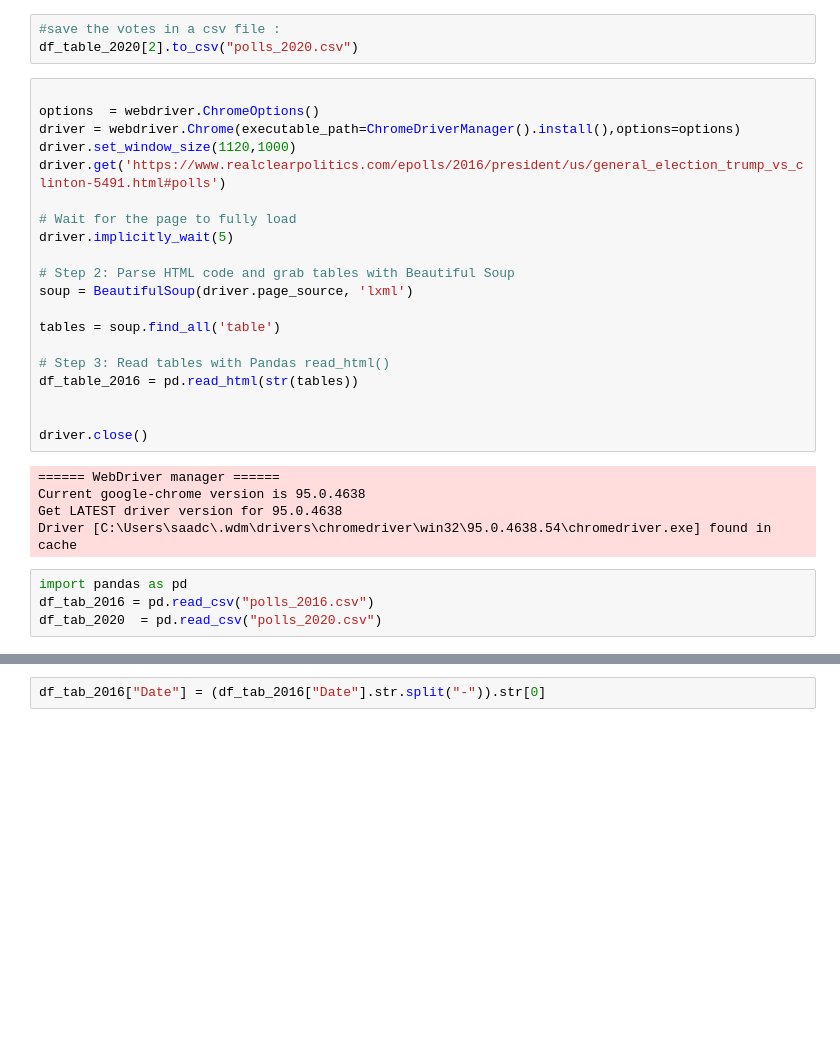
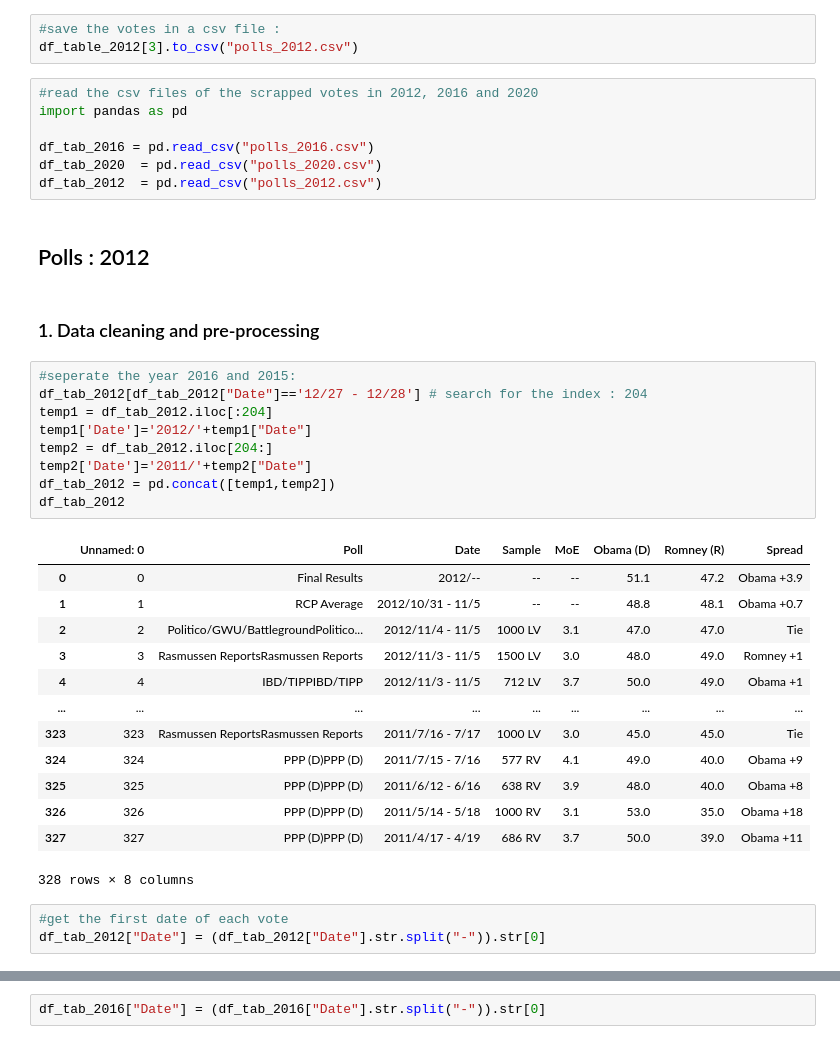
Before and after one commit to epfl-ada/ada-2021-project-sars, a Jupyter notebook: intention_votes.ipynb, the cells around one changed output, grey strips where cells are left out. Saved outputs shown, nothing was run; the diff lists cells and outputs as text; blank space fills up the shorter version.

Commit message:
cleaning code + render plotly figures

```diff
--- a/intention_votes.ipynb
+++ b/intention_votes.ipynb
@@ -36,32 +39,40 @@ df_table_2020[2].head()
 # %%
 #save the votes in a csv file :
-df_table_2020[2].to_csv("polls_2020.csv")
+df_table_2012[3].to_csv("polls_2012.csv")
-# %%
-
-options  = webdriver.ChromeOptions()
-driver = webdriver.Chrome(executable_path=ChromeDriverManager().install(),options=options)
-driver.set_window_size(1120,1000)
-driver.get('https://www.realclearpolitics.com/epolls/2016/president/us/general_election_trump_vs_clinton-5491.html#polls')
-
-# Wait for the page to fully load
-driver.implicitly_wait(5)
-
-# Step 2: Parse HTML code and grab tables with Beautiful Soup
-soup = BeautifulSoup(driver.page_source, 'lxml')
-
-tables = soup.find_all('table')
-
-# Step 3: Read tables with Pandas read_html()
-df_table_2016 = pd.read_html(str(tables))
-
-
-driver.close()
-# %% [output]
-====== WebDriver manager ======
-Current google-chrome version is 95.0.4638
-Get LATEST driver version for 95.0.4638
-Driver [C:\Users\saadc\.wdm\drivers\chromedriver\win32\95.0.4638.54\chromedriver.exe] found in cache
 # %%
+#read the csv files of the scrapped votes in 2012, 2016 and 2020
 import pandas as pd
+
 df_tab_2016 = pd.read_csv("polls_2016.csv")
 df_tab_2020  = pd.read_csv("polls_2020.csv")
+df_tab_2012  = pd.read_csv("polls_2012.csv")
+# %% [markdown]
+## Polls : 2012
+# %% [markdown]
+### 1. Data cleaning and pre-processing
+# %%
+#seperate the year 2016 and 2015:
+df_tab_2012[df_tab_2012["Date"]=='12/27 - 12/28'] # search for the index : 204
+temp1 = df_tab_2012.iloc[:204]
+temp1['Date']='2012/'+temp1["Date"]
+temp2 = df_tab_2012.iloc[204:]
+temp2['Date']='2011/'+temp2["Date"]
+df_tab_2012 = pd.concat([temp1,temp2])
+df_tab_2012
+# %% [output]
+|  | Unnamed: 0 | Poll | Date | Sample | MoE | Obama (D) | Romney (R) | Spread |
+| 0 | 0 | Final Results | 2012/-- | -- | -- | 51.1 | 47.2 | Obama +3.9 |
+| 1 | 1 | RCP Average | 2012/10/31 - 11/5 | -- | -- | 48.8 | 48.1 | Obama +0.7 |
+| 2 | 2 | Politico/GWU/BattlegroundPolitico... | 2012/11/4 - 11/5 | 1000 LV | 3.1 | 47.0 | 47.0 | Tie |
+| 3 | 3 | Rasmussen ReportsRasmussen Reports | 2012/11/3 - 11/5 | 1500 LV | 3.0 | 48.0 | 49.0 | Romney +1 |
+| 4 | 4 | IBD/TIPPIBD/TIPP | 2012/11/3 - 11/5 | 712 LV | 3.7 | 50.0 | 49.0 | Obama +1 |
+| ... | ... | ... | ... | ... | ... | ... | ... | ... |
+| 323 | 323 | Rasmussen ReportsRasmussen Reports | 2011/7/16 - 7/17 | 1000 LV | 3.0 | 45.0 | 45.0 | Tie |
+| 324 | 324 | PPP (D)PPP (D) | 2011/7/15 - 7/16 | 577 RV | 4.1 | 49.0 | 40.0 | Obama +9 |
+| 325 | 325 | PPP (D)PPP (D) | 2011/6/12 - 6/16 | 638 RV | 3.9 | 48.0 | 40.0 | Obama +8 |
+| 326 | 326 | PPP (D)PPP (D) | 2011/5/14 - 5/18 | 1000 RV | 3.1 | 53.0 | 35.0 | Obama +18 |
+| 327 | 327 | PPP (D)PPP (D) | 2011/4/17 - 4/19 | 686 RV | 3.7 | 50.0 | 39.0 | Obama +11 |
+328 rows × 8 columns
+# %%
+#get the first date of each vote
+df_tab_2012["Date"] = (df_tab_2012["Date"].str.split("-")).str[0]
```
Also changed, not shown: parts of 28 cells of this notebook.
